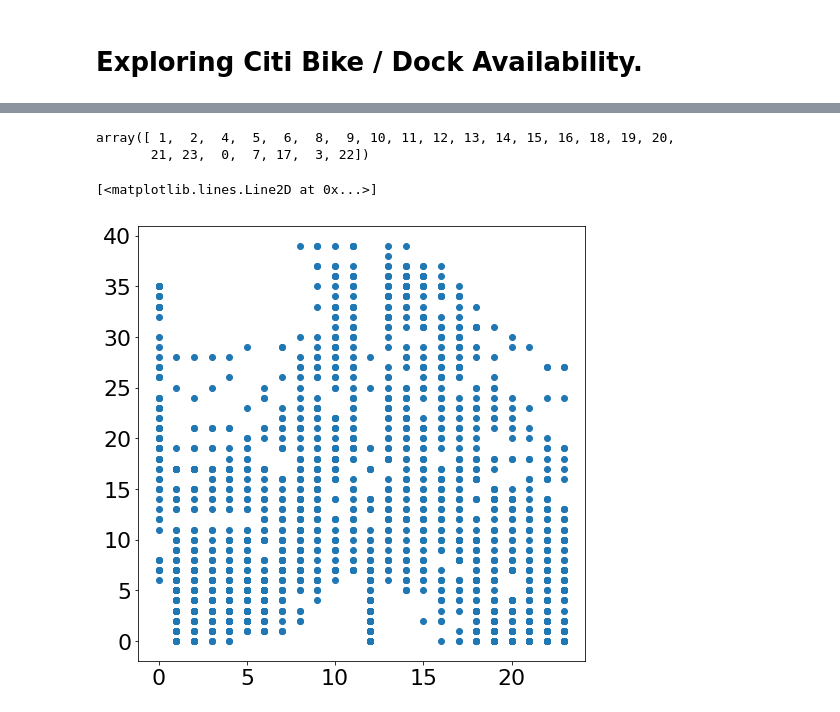
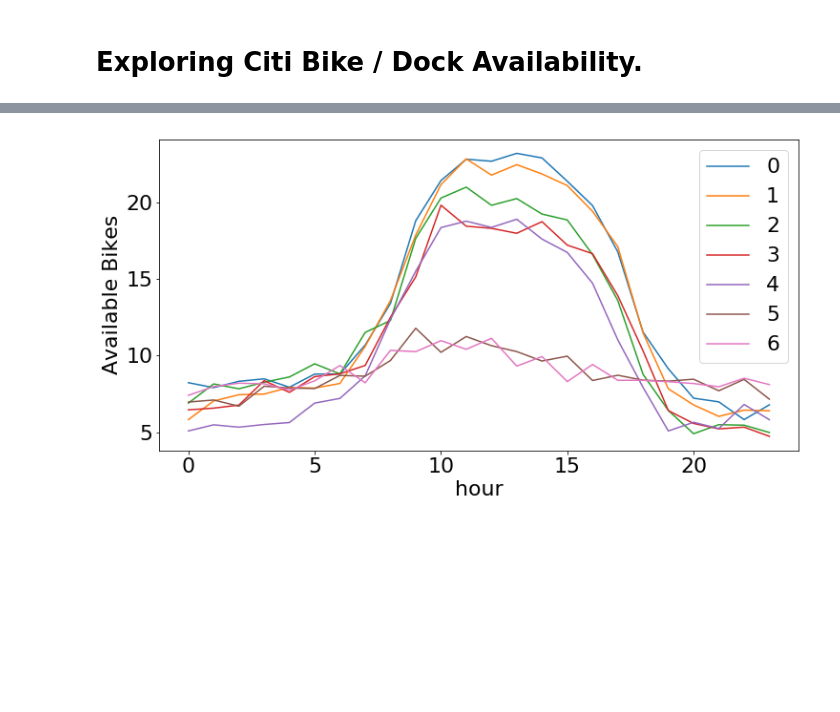
Before and after one commit to markhannel/InAPinch, a Jupyter notebook: notebooks/ExploreDockData.ipynb, the cells around one changed output, grey strips where cells are left out. Drawn from its saved outputs; the diff is of its cells as text; code cells hidden in the pictures; blank space fills up the shorter version.

```diff
--- a/notebooks/ExploreDockData.ipynb
+++ b/notebooks/ExploreDockData.ipynb
@@ -59,11 +32,8 @@ temp.groupby('hour')['avail_bikes'].mean().plot()
-# %%
-temp.hour.unique()
-# %% [output]
-array([ 1,  2,  4,  5,  6,  8,  9, 10, 11, 12, 13, 14, 15, 16, 18, 19, 20,
-       21, 23,  0,  7, 17,  3, 22])
-# %%
-fig, ax = pl.subplots(figsize=(8,8))
-ax.plot(temp.time.dt.hour, temp.avail_bikes, 'o')
-# %% [output]
-[<matplotlib.lines.Line2D at 0x...>]
-[figure, removed]
+# %%
+fig, ax = pl.subplots(figsize=(12,6))
+for name, group in temp.groupby(['weekday']):
+    group.groupby('hour')['avail_bikes'].mean().plot(ax=ax, label=name)
+ax.legend()
+ax.set_ylabel('Available Bikes');
+# %% [output]
+[figure, added]
```
Also changed, not shown: parts of 15 cells of this notebook, 1 other file.
